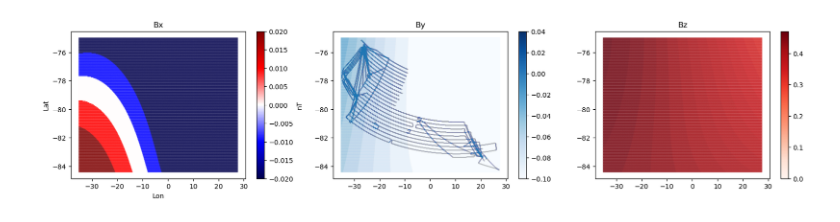
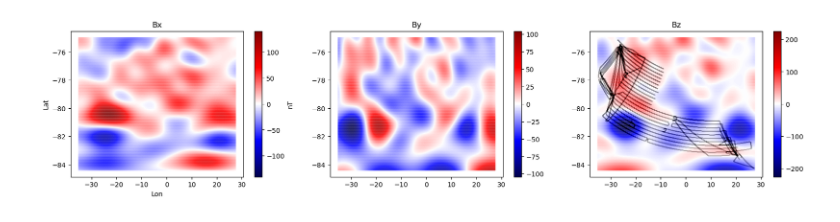
Before and after one commit to compgeolab/eqs-magnetic-dual-layer, a Jupyter notebook: code/lcs1.ipynb, the cells around one changed output. Saved outputs shown, nothing was run; the diff lists cells and outputs as text; code cells hidden in the pictures.

```diff
--- a/code/lcs1.ipynb
+++ b/code/lcs1.ipynb
@@ -11,25 +13,26 @@ grid_coordinates = vd.grid_coordinates([-84.4,-75.0,-35.2,27.6], spacing=0.05, e
 # %%
 plt.figure(figsize=(20,4))
 plt.subplot(1,3,1)
-scale = np.nanpercentile(lcs1.bx, 99)
+scale = vd.maxabs(lcs1.bx)
+# scale = np.nanpercentile(lcs1.bx, 99)
 plt.scatter(grid_coordinates[1], grid_coordinates[0], c=lcs1.bx, cmap="seismic",s=0.01, vmin=-scale, vmax=scale)
 plt.title("Bx")
 plt.xlabel("Lon")
 plt.ylabel("Lat")
 plt.colorbar(label="nT")
 plt.subplot(1,3,2)
-# scale = vd.maxabs(lcs1.by)
-scale = np.nanpercentile(lcs1.by, 99)
-plt.scatter(grid_coordinates[1], grid_coordinates[0], c=lcs1.by, cmap="Blues",s=0.01, vmin=-scale, vmax=0)
-plt.plot(icegrav.Lon, icegrav.Lat, '.', markersize=0.005)
+scale = vd.maxabs(lcs1.by)
+# scale = np.nanpercentile(lcs1.by, 99)
+plt.scatter(grid_coordinates[1], grid_coordinates[0], c=lcs1.by, cmap="seismic",s=0.01, vmin=-scale, vmax=scale)
 plt.title("By")
 plt.colorbar()
 plt.subplot(1,3,3)
-# scale = vd.maxabs(lcs1.bz)
-scale = np.nanpercentile(lcs1.bz, 99)
-plt.scatter(grid_coordinates[1], grid_coordinates[0], c=lcs1.bz, cmap="Reds",s=0.01, vmin=0, vmax=scale)
+scale = vd.maxabs(lcs1.bz)
+# scale = np.nanpercentile(lcs1.bz, 99)
+plt.scatter(grid_coordinates[1], grid_coordinates[0], c=lcs1.bz, cmap="seismic",s=0.01, vmin=-scale, vmax=scale)
+plt.plot(icegrav.Lon, icegrav.Lat, 'k.', markersize=0.005)
 plt.title("Bz")
 plt.colorbar()
 plt.show()
 # %% [output]
-[figure, old version]
+[figure, new version]
```
Also changed, not shown: parts of 4 cells of this notebook, 1 other file.
